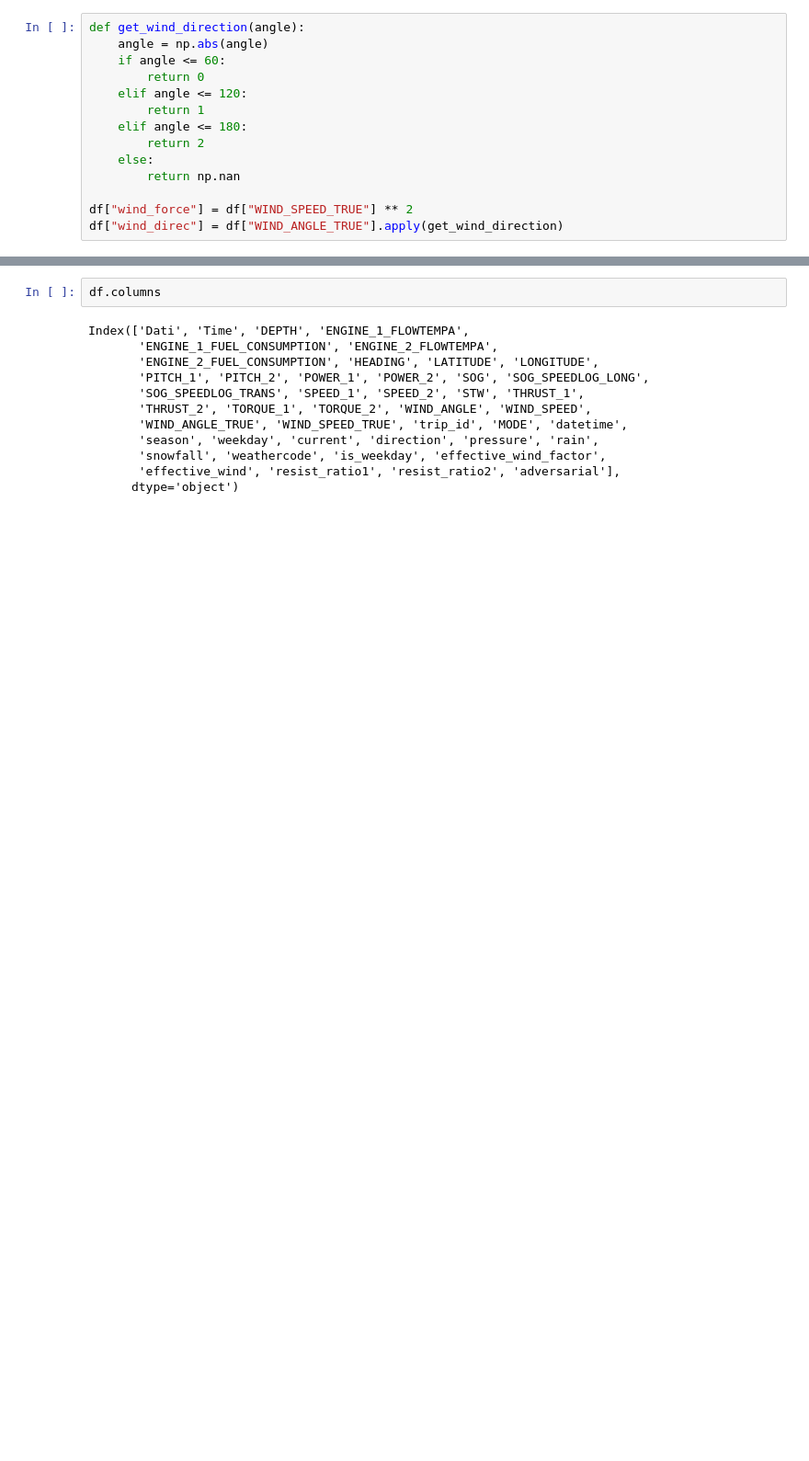
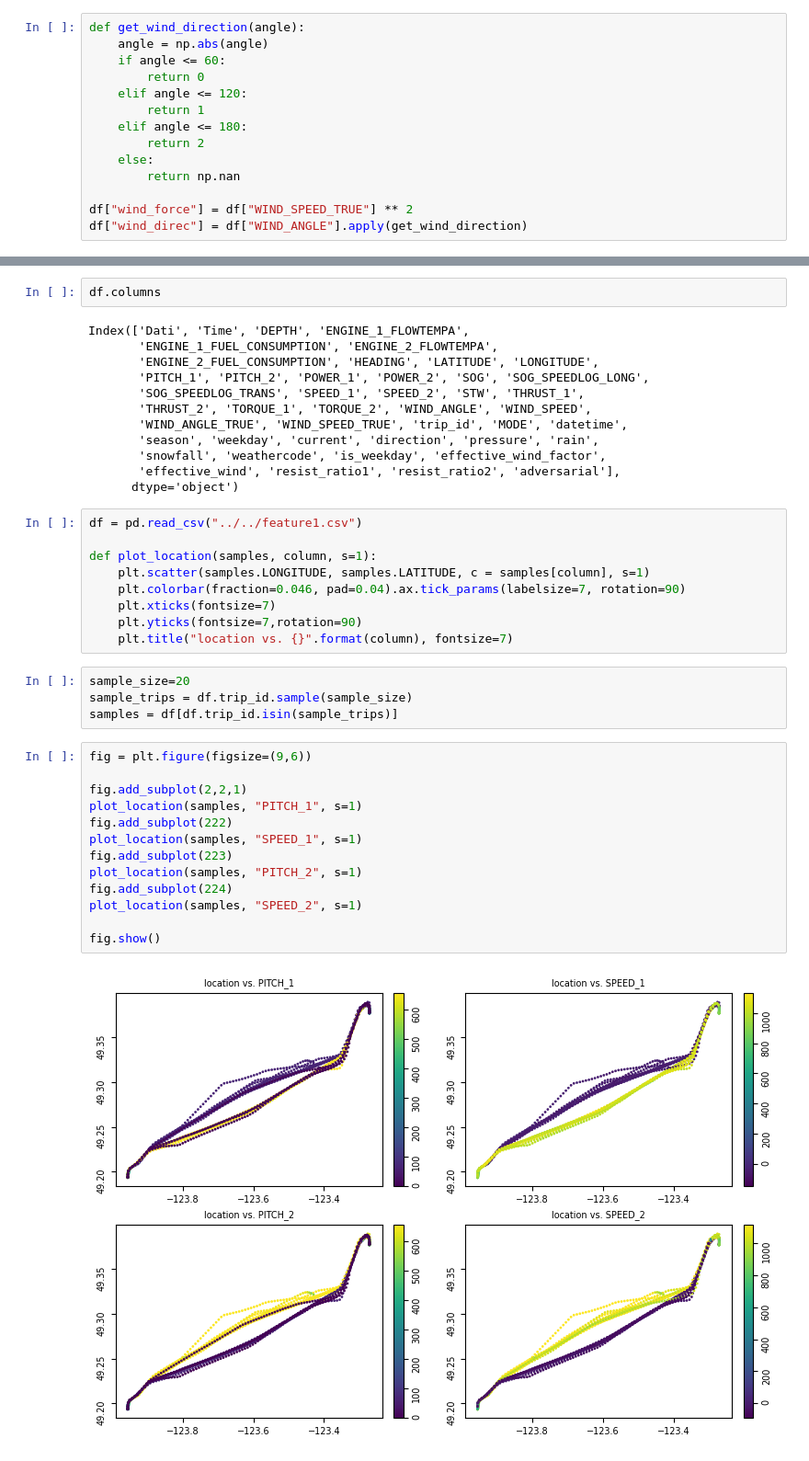
Before and after one commit to pagand/model_optimze_vessel, a Jupyter notebook: Feature/feature_engineering.ipynb, the cells around one changed output, grey strips where cells are left out. Shown at 92% size. Cells and saved outputs as stored; diff of their text form; blank space fills up the shorter version.

```diff
--- a/Feature/feature_engineering.ipynb
+++ b/Feature/feature_engineering.ipynb
@@ -239,7 +260,7 @@ def get_wind_direction(angle):
         return np.nan
 
 df["wind_force"] = df["WIND_SPEED_TRUE"] ** 2
-df["wind_direc"] = df["WIND_ANGLE_TRUE"].apply(get_wind_direction)
+df["wind_direc"] = df["WIND_ANGLE"].apply(get_wind_direction)
 # %%
 df["effective_wind_factor"] = df[["HEADING", "WIND_ANGLE"]].apply(lambda x: np.cos((x["HEADING"]-x["WIND_ANGLE"])*np.pi/180), axis=1)
 df["effective_wind"] = df["WIND_SPEED"] * df["effective_wind_factor"]
@@ -317,3 +371,31 @@ Index(['Dati', 'Time', 'DEPTH', 'ENGINE_1_FLOWTEMPA',
        'snowfall', 'weathercode', 'is_weekday', 'effective_wind_factor',
        'effective_wind', 'resist_ratio1', 'resist_ratio2', 'adversarial'],
       dtype='object')
+# %%
+df = pd.read_csv("../../feature1.csv")
+
+def plot_location(samples, column, s=1):
+    plt.scatter(samples.LONGITUDE, samples.LATITUDE, c = samples[column], s=1)
+    plt.colorbar(fraction=0.046, pad=0.04).ax.tick_params(labelsize=7, rotation=90)
+    plt.xticks(fontsize=7)
+    plt.yticks(fontsize=7,rotation=90)
+    plt.title("location vs. {}".format(column), fontsize=7)
+# %%
+sample_size=20
+sample_trips = df.trip_id.sample(sample_size)
+samples = df[df.trip_id.isin(sample_trips)]
+# %%
+fig = plt.figure(figsize=(9,6))
+
+fig.add_subplot(2,2,1)
+plot_location(samples, "PITCH_1", s=1)
+fig.add_subplot(222)
+plot_location(samples, "SPEED_1", s=1)
+fig.add_subplot(223)
+plot_location(samples, "PITCH_2", s=1)
+fig.add_subplot(224)
+plot_location(samples, "SPEED_2", s=1)
+
+fig.show()
+# %% [output]
+[figure, added]
```
Also changed, not shown: parts of 18 cells of this notebook, 11 other files.
